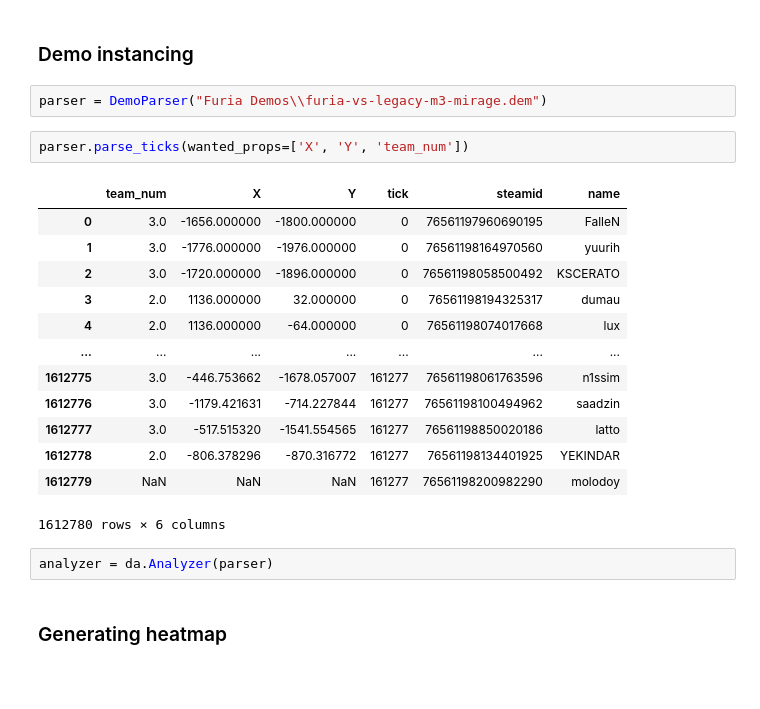
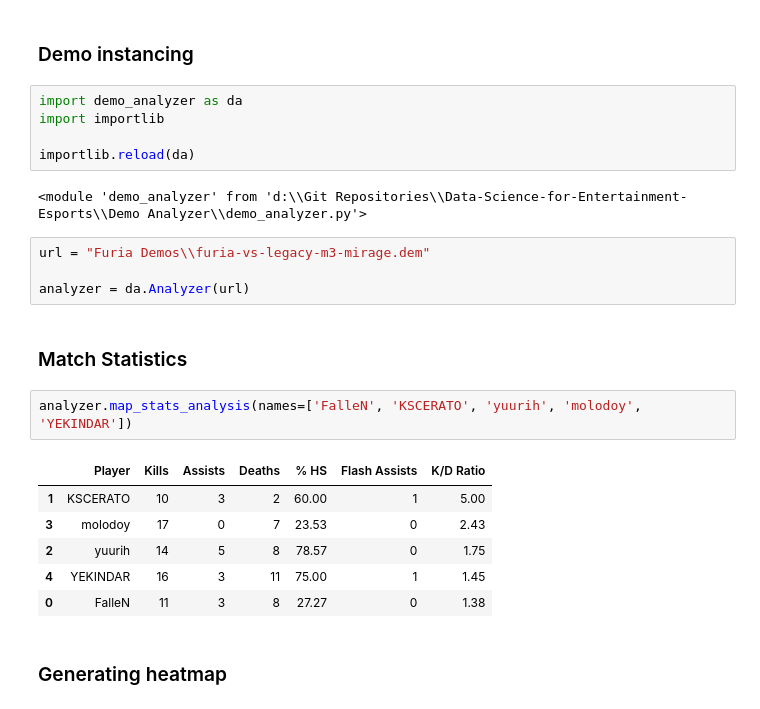
Before and after one commit to matheusrm-git/Data-Science-for-Entertainment-Esports, a Jupyter notebook: Demo Analyzer/Demo Analyzer.ipynb, the cells around one changed output. Cells and saved outputs as stored; diff of their text form; blank space fills up the shorter version.

Commit message:
Statistics Added

```diff
--- a/Demo Analyzer/Demo Analyzer.ipynb
+++ b/Demo Analyzer/Demo Analyzer.ipynb
@@ -79,24 +1,26 @@ importlib.reload(da)
 # %% [markdown]
 ### Demo instancing
+# %%
+import demo_analyzer as da
+import importlib
+
+importlib.reload(da)
+# %% [output]
+<module 'demo_analyzer' from 'd:\\Git Repositories\\Data-Science-for-Entertainment-Esports\\Demo Analyzer\\demo_analyzer.py'>
 # %%
-parser = DemoParser("Furia Demos\\furia-vs-legacy-m3-mirage.dem")
+url = "Furia Demos\\furia-vs-legacy-m3-mirage.dem"
+
+analyzer = da.Analyzer(url)
-# %%
-parser.parse_ticks(wanted_props=['X', 'Y', 'team_num'])
-# %% [output]
-|  | team_num | X | Y | tick | steamid | name |
-| 0 | 3.0 | -1656.000000 | -1800.000000 | 0 | 76561197960690195 | FalleN |
-| 1 | 3.0 | -1776.000000 | -1976.000000 | 0 | 76561198164970560 | yuurih |
-| 2 | 3.0 | -1720.000000 | -1896.000000 | 0 | 76561198058500492 | KSCERATO |
-| 3 | 2.0 | 1136.000000 | 32.000000 | 0 | 76561198194325317 | dumau |
-| 4 | 2.0 | 1136.000000 | -64.000000 | 0 | 76561198074017668 | lux |
-| ... | ... | ... | ... | ... | ... | ... |
-| 1612775 | 3.0 | -446.753662 | -1678.057007 | 161277 | 76561198061763596 | n1ssim |
-| 1612776 | 3.0 | -1179.421631 | -714.227844 | 161277 | 76561198100494962 | saadzin |
-| 1612777 | 3.0 | -517.515320 | -1541.554565 | 161277 | 76561198850020186 | latto |
-| 1612778 | 2.0 | -806.378296 | -870.316772 | 161277 | 76561198134401925 | YEKINDAR |
-| 1612779 | NaN | NaN | NaN | 161277 | 76561198200982290 | molodoy |
-1612780 rows × 6 columns
-# %%
-analyzer = da.Analyzer(parser)
+# %% [markdown]
+### Match Statistics
+# %%
+analyzer.map_stats_analysis(names=['FalleN', 'KSCERATO', 'yuurih', 'molodoy', 'YEKINDAR'])
+# %% [output]
+|  | Player | Kills | Assists | Deaths | % HS | Flash Assists | K/D Ratio |
+| 1 | KSCERATO | 10 | 3 | 2 | 60.00 | 1 | 5.00 |
+| 3 | molodoy | 17 | 0 | 7 | 23.53 | 0 | 2.43 |
+| 2 | yuurih | 14 | 5 | 8 | 78.57 | 0 | 1.75 |
+| 4 | YEKINDAR | 16 | 3 | 11 | 75.00 | 1 | 1.45 |
+| 0 | FalleN | 11 | 3 | 8 | 27.27 | 0 | 1.38 |
 # %% [markdown]
 ### Generating heatmap
```
Also changed, not shown: parts of 7 cells of this notebook, 1 other file.
